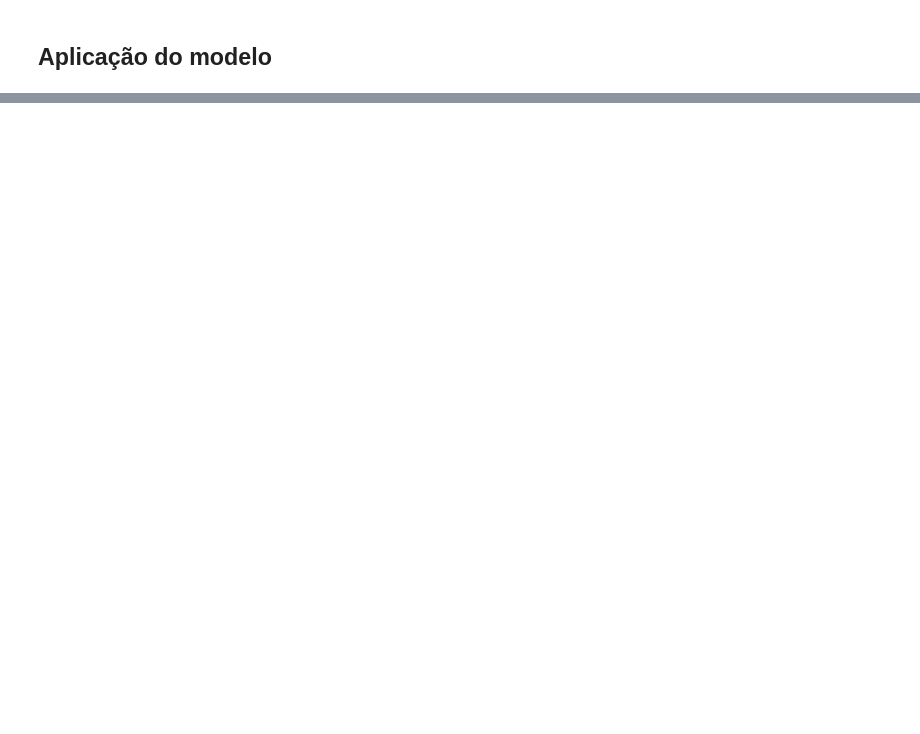
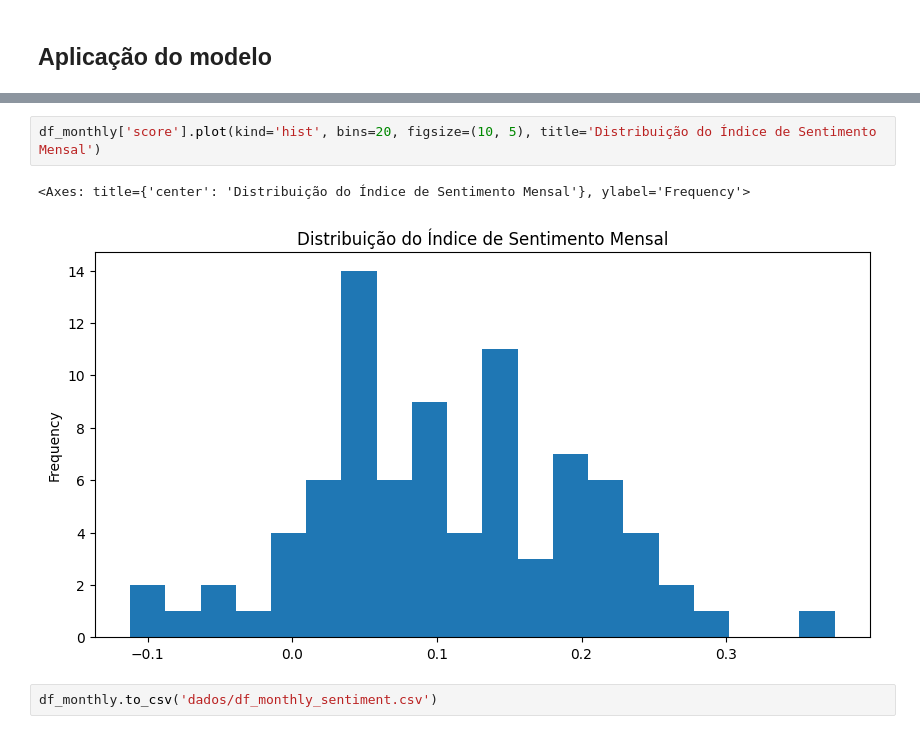
Before and after one commit to santluan/tcc-mba-usp, a Jupyter notebook: sentiment_index_folhamercado.ipynb, the cells around one changed output, grey strips where cells are left out. Cells and saved outputs as stored; diff of their text form; blank space fills up the shorter version.

```diff
--- a/sentiment_index_folhamercado.ipynb
+++ b/sentiment_index_folhamercado.ipynb
@@ -143,0 +178,7 @@ y_pred = model.predict(x)
+# %%
+df_monthly['score'].plot(kind='hist', bins=20, figsize=(10, 5), title='Distribuição do Índice de Sentimento Mensal')
+# %% [output]
+<Axes: title={'center': 'Distribuição do Índice de Sentimento Mensal'}, ylabel='Frequency'>
+[figure, added]
+# %%
+df_monthly.to_csv('dados/df_monthly_sentiment.csv')
```
Also changed, not shown: parts of 17 cells of this notebook, 2 other files.
